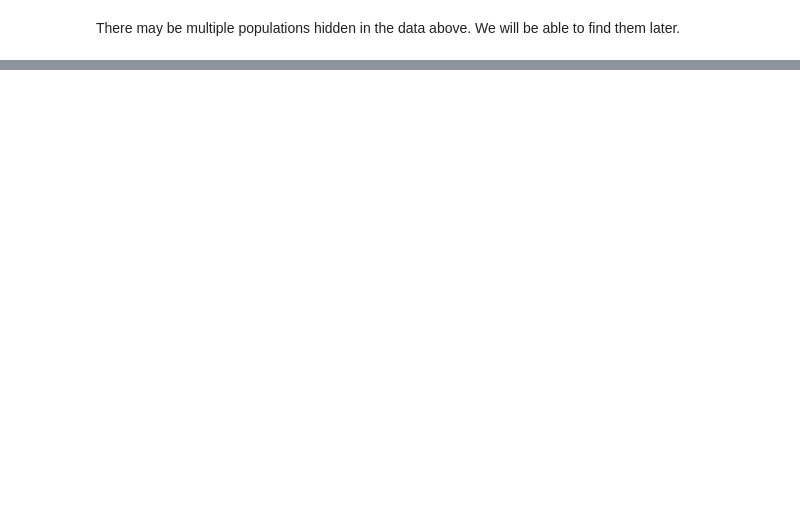
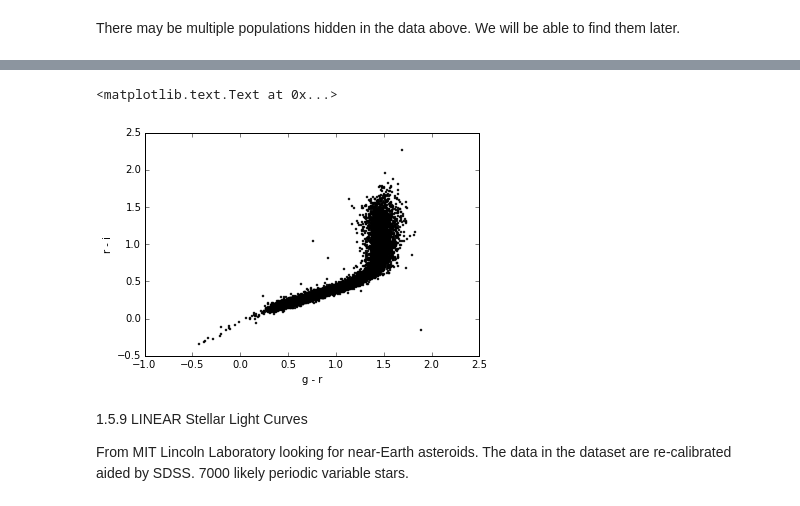
Before and after one commit to kdhiner/KAstroML, a Jupyter notebook: Chapter 1.ipynb, the cells around one changed output, grey strips where cells are left out. Cells and saved outputs as stored; diff of their text form; code cells hidden in the pictures; blank space fills up the shorter version.

```diff
--- a/Chapter 1.ipynb
+++ b/Chapter 1.ipynb
@@ -213,0 +290,6 @@ There may be multiple populations hidden in the data above. We will be able to f
+# %%
+from astroML.datasets import fetch_sdss_S82standards
+data = fetch_sdss_S82standards()
+
+print data.shape
+print data.dtype.names[:5]
@@ -213,0 +303,17 @@ There may be multiple populations hidden in the data above. We will be able to f
+# %%
+data = data[:10000]
+g = data['mmu_g']    # g-band mean magnitude
+r = data['mmu_r']
+i = data['mmu_i']
+
+ax = plt.axes()
+ax.scatter(g - r, r - i, s=4, c='black', linewidth=0.5)
+ax.set_xlabel('g - r')
+ax.set_ylabel('r - i')
+# %% [output]
+<matplotlib.text.Text at 0x...>
+[figure, added]
+# %% [markdown]
+1.5.9 LINEAR Stellar Light Curves
+
+From MIT Lincoln Laboratory looking for near-Earth asteroids. The data in the dataset are re-calibrated aided by SDSS. 7000 likely periodic variable stars.
```
Also changed, not shown: parts of 17 cells of this notebook.
